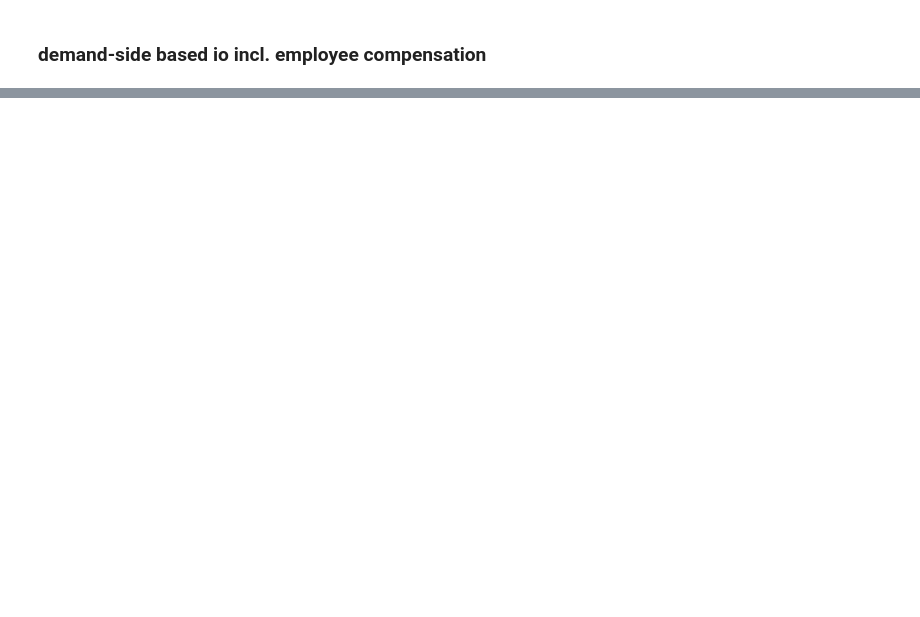
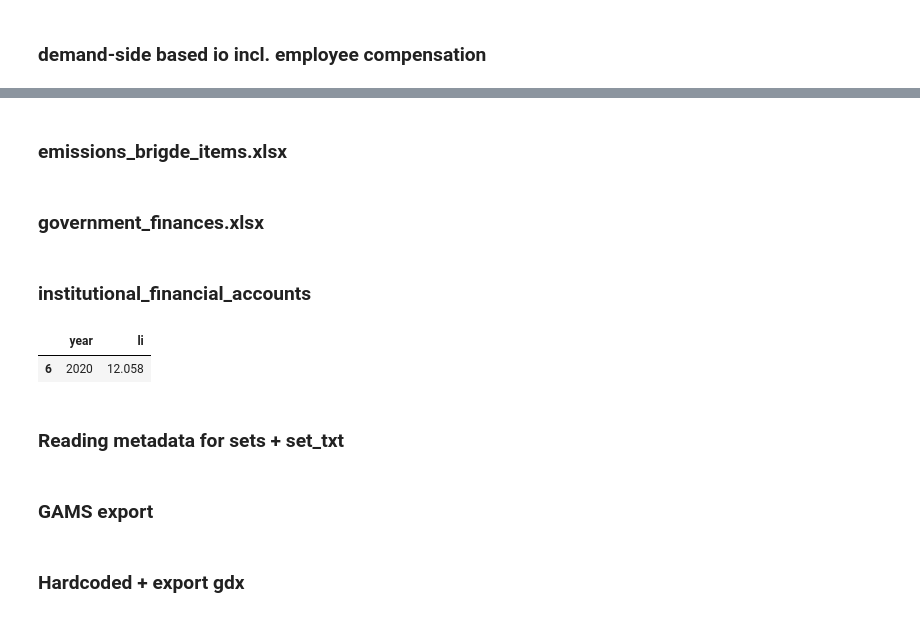
Before and after one commit to DREAM-DK/GREU, a Jupyter notebook: model_gamsPy/read_data.ipynb, the cells around one changed output, grey strips where cells are left out. Drawn from its saved outputs; the diff is of its cells as text; code cells hidden in the pictures; blank space fills up the shorter version.

```diff
--- a/model_gamsPy/read_data.ipynb
+++ b/model_gamsPy/read_data.ipynb
@@ -42,0 +11,27 @@ can be traced back to a cell(s) in the spreadsheet by anyone pedantic enough to
+# %%
+m=gp.Container()
+pd.set_option("mode.copy_on_write", True)
+
+'''
+"Clean version". No experimentation or debugging here
+
+The data we read in this file is from several different .xlsx sheets.
+The script runs reasonably efficiently with a few exceptions, it does however rely quite heavily on the pandas-package atm.
+In terms of robustness, I rely quite heavily on the naming conventions and datastructure in the datasheets.
+The names are not extracted, but typed which comes with some risk should those conventions change.
+The gp.Set(), gp.Parameter()-functions that I rely on for datatransfer are also snesitive to changes in the data-structure, that is domain-names must be entered in the "correct" order, especially when relying on the
+very efficient domain_forwarding for populating sets.
+Initially I define a number of dictionaries. They are mostly self-explanatory, but the ones that are not are adressed immediately below.
+I see no way around having to do this, as the data here is read into sets and parametres that must correpond to sets in the model for it to run.
+For any other application where data is not in exactly the same format will likely mean having to adapt these.
+Furthermore, the order of sets is not trivial. Therefore I also must reorder columns for compatibility with the model.
+The easiest way to get this correct, I imagine is to look at the actual parametres being exported when gp.Parameter is called.
+gp.Parameter takes an input called domain, which is the sets on which the parameter is defined, and the order is the order which corresponds to the order in the model.
+Columns are not required to have the same header as the set to which it corresponds, but the data being exported is required to have a column titled "level" which is the values-column.
+
+Enable copy_on_write, this will be default in upcoming pandas-version and some methods will become depreciated (including a personal favorite of mine df[col].method(blabla, inplace=True)),
+specifically chained assignments and operating on some views of objects which in fringe cases can lead to misassignments, in addition, methods that I use throughout (df.drop,df.rename) are modified
+to return views until modified further since these do not require copies of data resulting in overall performance improving. Excluding all this, copy_on_write will become default anyways,
+meaning that failing to comply with the required specifications for this mode now, will eventually cause the code to fail and users will have to rely on legacy-versions of pandas, or modify the script locally.
+If you must use deprecated methods, the latest version of pandas that supports chained assignments and operating on all views is 2.2.3
+'''
@@ -383,0 +345,2 @@ m.write('dataa_ny.gdx')
+# %% [markdown]
+### emissions_brigde_items.xlsx
@@ -383,0 +372,2 @@ m.write('dataa_ny.gdx')
+# %% [markdown]
+### government_finances.xlsx
@@ -383,0 +470,23 @@ m.write('dataa_ny.gdx')
+# %% [markdown]
+### institutional_financial_accounts
+# %%
+institutional_financial_accounts=pd.read_excel(r'data\institutional_financial_accounts.xlsx',keep_default_na=True)
+#make sure year is string
+institutional_financial_accounts['year']=institutional_financial_accounts['year'].astype('string')
+
+#gov interests
+vGovInterest=institutional_financial_accounts.loc[(institutional_financial_accounts['var']=='vNetInterests')&(institutional_financial_accounts['sector']=='gov')]
+#net
+vGovNetInterest=vGovInterest[['year','net']]
+vGovNetInterest.rename(columns={'net':'level'})
+#assets
+vInterestGovAssets=vGovInterest[['year','as']]
+vInterestGovAssets.rename(columns={'as':'level'})
+#debt
+vInterestGovDebt=vGovInterest[['year','li']]
+vInterestGovDebt.rename(columns={'as':'level'})
+# %% [output]
+|  | year | li |
+| 6 | 2020 | 12.058 |
+# %% [markdown]
+### Reading metadata for sets + set_txt
@@ -383,0 +522,2 @@ m.write('dataa_ny.gdx')
+# %% [markdown]
+### GAMS export
@@ -383,0 +611,2 @@ m.write('dataa_ny.gdx')
+# %% [markdown]
+### Hardcoded + export gdx
```
Also changed, not shown: parts of 28 cells of this notebook, 27 other files.
